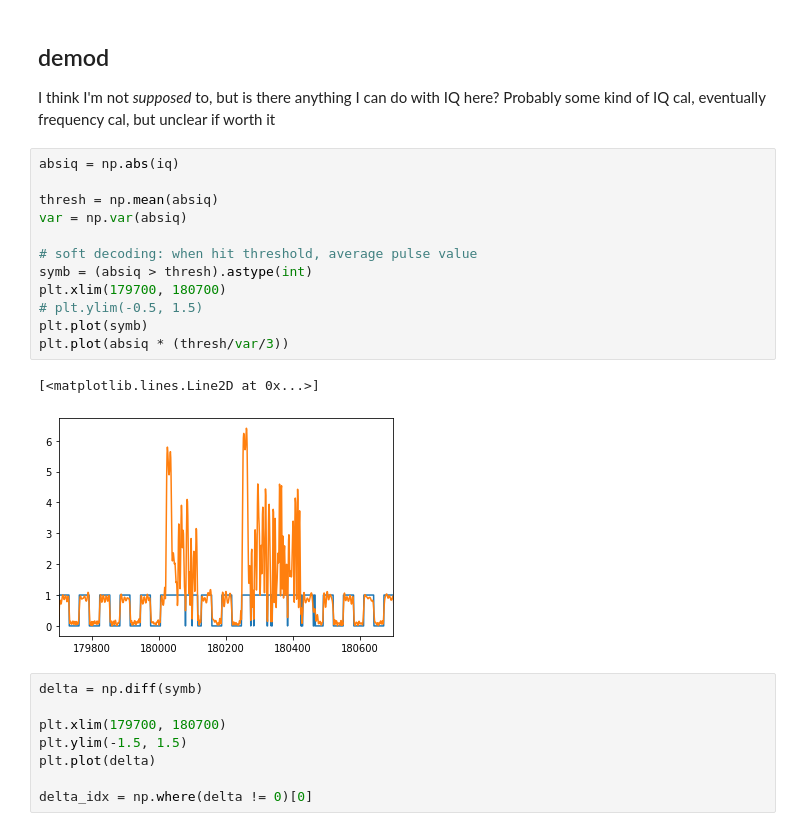
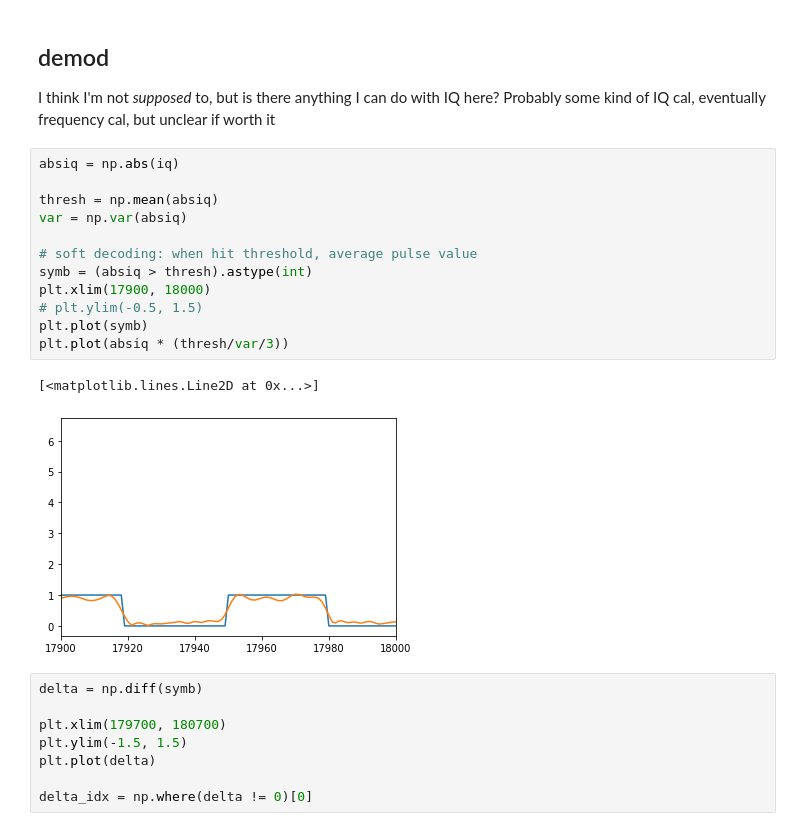
Before and after one commit to elimbaum/backscatter-capstone, a Jupyter notebook: processing/scratch.ipynb, the cells around one changed output. Saved outputs shown, nothing was run; the diff lists cells and outputs as text.

```diff
--- a/processing/scratch.ipynb
+++ b/processing/scratch.ipynb
@@ -47,18 +47,18 @@ I think I'm not *supposed* to, but is there anything I can do with IQ here? Prob
 # %%
 absiq = np.abs(iq)
 
 thresh = np.mean(absiq)
 var = np.var(absiq)
 
 # soft decoding: when hit threshold, average pulse value
 symb = (absiq > thresh).astype(int)
-plt.xlim(179700, 180700)
+plt.xlim(17900, 18000)
 # plt.ylim(-0.5, 1.5)
 plt.plot(symb)
 plt.plot(absiq * (thresh/var/3))
 # %% [output]
 [<matplotlib.lines.Line2D at 0x...>]
-[figure, old version]
+[figure, new version]
 # %%
 delta = np.diff(symb)
 
```
Also changed, not shown: parts of 1 cell of this notebook, 4 other files.
